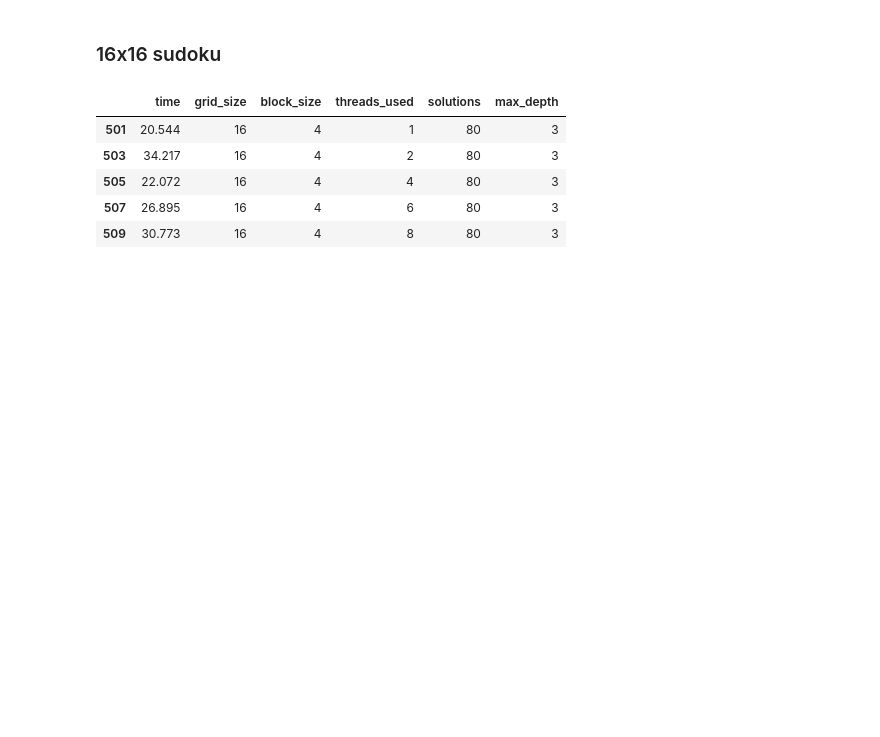
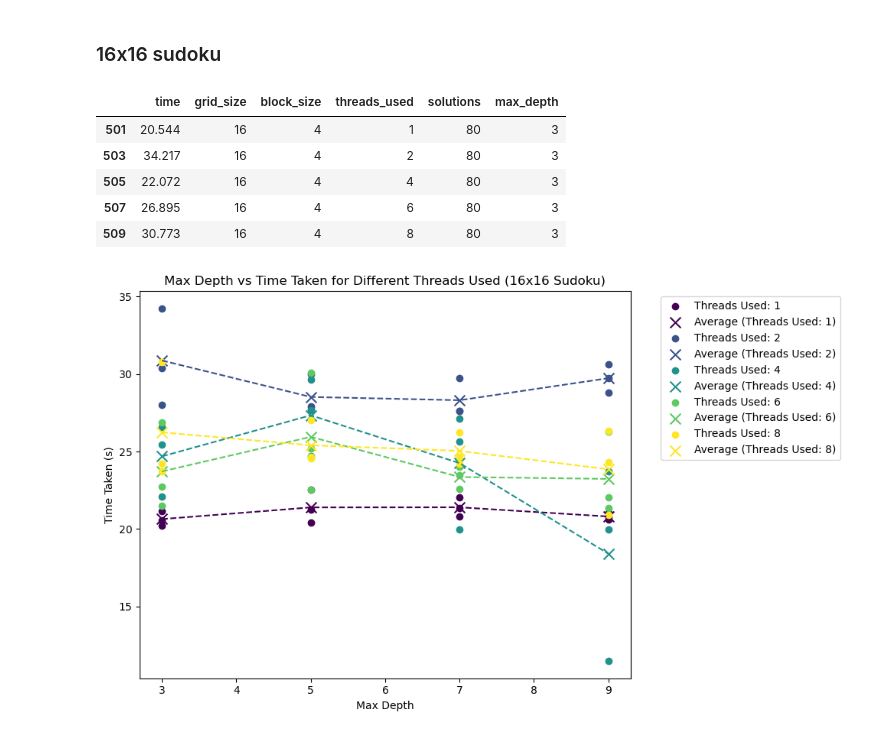
Before and after one commit to CamiloSinningUN/Parallel-Sudoku-Solver, a Jupyter notebook: notebooks/time_analysis.ipynb, the cells around one changed output. Saved outputs shown, nothing was run; the diff lists cells and outputs as text; code cells hidden in the pictures; blank space fills up the shorter version.

```diff
--- a/notebooks/time_analysis.ipynb
+++ b/notebooks/time_analysis.ipynb
@@ -219,3 +219,34 @@ grid_size_16.head()
 | 505 | 22.072 | 16 | 4 | 4 | 80 | 3 |
 | 507 | 26.895 | 16 | 4 | 6 | 80 | 3 |
 | 509 | 30.773 | 16 | 4 | 8 | 80 | 3 |
+# %%
+import matplotlib.pyplot as plt
+import numpy as np
+
+# Filter out rows with max_depth greater than 9
+grid_size_16_filtered = grid_size_16[grid_size_16['max_depth'] <= 9]
+
+unique_threads = grid_size_16_filtered['threads_used'].unique()
+colors = plt.cm.viridis(np.linspace(0, 1, len(unique_threads)))
+
+fig, ax = plt.subplots(figsize=(10, 6))
+
+for num_thread, color in zip(unique_threads, colors):
+    subset = grid_size_16_filtered[grid_size_16_filtered['threads_used'] == num_thread]
+    ax.scatter(subset['max_depth'], subset['time'], color=color, label=f'Threads Used: {num_thread}')
+
+    # Calculate and plot the average point
+    avg_time = subset.groupby('max_depth')['time'].mean()
+    ax.scatter(avg_time.index, avg_time.values, color=color, edgecolor='black', marker='x', s=100, label=f'Average (Threads Used: {num_thread})')
+
+    # Connect the average points
+    ax.plot(avg_time.index, avg_time.values, color=color, linestyle='--')
+
+ax.set_title('Max Depth vs Time Taken for Different Threads Used (16x16 Sudoku)')
+ax.set_xlabel('Max Depth')
+ax.set_ylabel('Time Taken (s)')
+ax.legend(bbox_to_anchor=(1.05, 1), loc='upper left')
+plt.tight_layout()
+plt.show()
+# %% [output]
+[figure, added]
```
Also changed, not shown: parts of 3 cells of this notebook, 1 other file.
